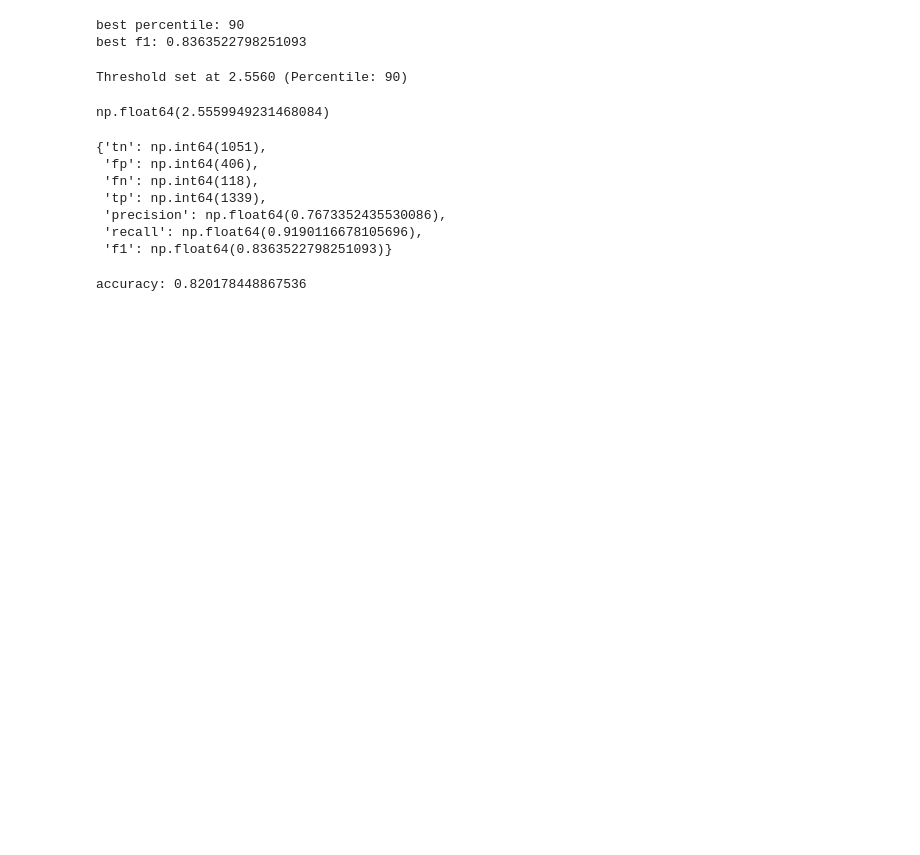
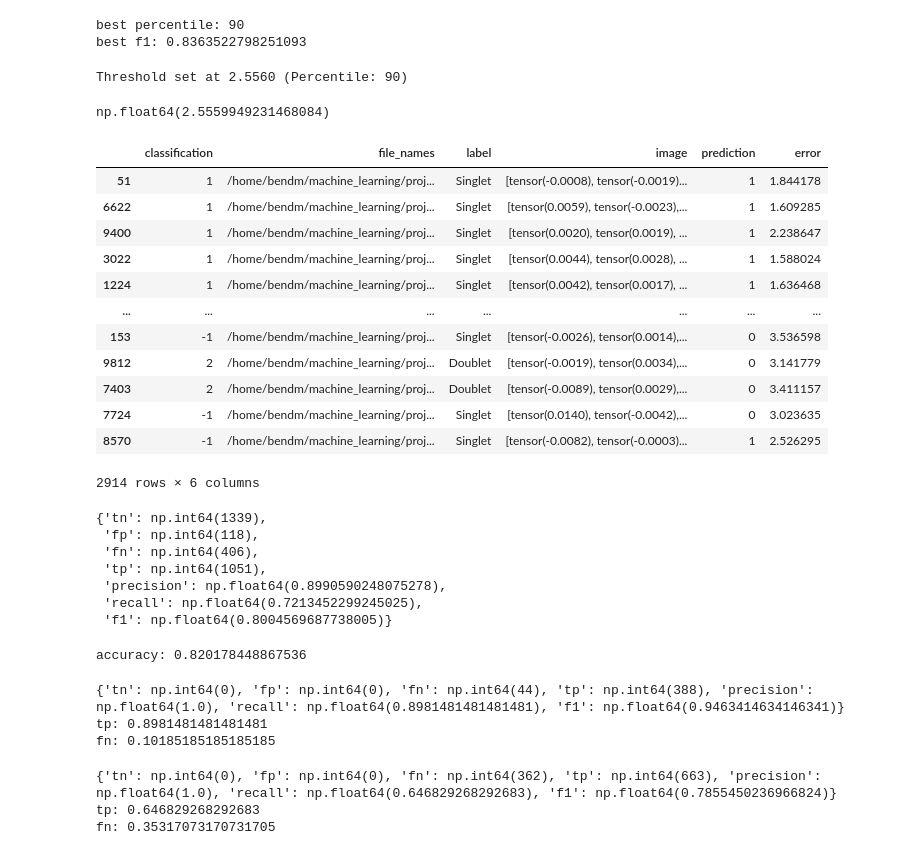
Before and after one commit to Bendemeurichy/majority-vote-outlier-detection, a Jupyter notebook: models/SOM/predictions.ipynb, the cells around one changed output. Saved outputs shown, nothing was run; the diff lists cells and outputs as text; code cells hidden in the pictures; blank space fills up the shorter version.

```diff
--- a/models/SOM/predictions.ipynb
+++ b/models/SOM/predictions.ipynb
@@ -100,10 +100,27 @@ Threshold set at 2.5560 (Percentile: 90)
 np.float64(2.5559949231468084)
 # %%
 output = model.predict(test)
+output
+# %% [output]
+|  | classification | file_names | label | image | prediction | error |
+| 51 | 1 | /home/bendm/machine_learning/proj... | Singlet | [tensor(-0.0008), tensor(-0.0019)... | 1 | 1.844178 |
+| 6622 | 1 | /home/bendm/machine_learning/proj... | Singlet | [tensor(0.0059), tensor(-0.0023),... | 1 | 1.609285 |
+| 9400 | 1 | /home/bendm/machine_learning/proj... | Singlet | [tensor(0.0020), tensor(0.0019), ... | 1 | 2.238647 |
+| 3022 | 1 | /home/bendm/machine_learning/proj... | Singlet | [tensor(0.0044), tensor(0.0028), ... | 1 | 1.588024 |
+| 1224 | 1 | /home/bendm/machine_learning/proj... | Singlet | [tensor(0.0042), tensor(0.0017), ... | 1 | 1.636468 |
+| ... | ... | ... | ... | ... | ... | ... |
+| 153 | -1 | /home/bendm/machine_learning/proj... | Singlet | [tensor(-0.0026), tensor(0.0014),... | 0 | 3.536598 |
+| 9812 | 2 | /home/bendm/machine_learning/proj... | Doublet | [tensor(-0.0019), tensor(0.0034),... | 0 | 3.141779 |
+| 7403 | 2 | /home/bendm/machine_learning/proj... | Doublet | [tensor(-0.0089), tensor(0.0029),... | 0 | 3.411157 |
+| 7724 | -1 | /home/bendm/machine_learning/proj... | Singlet | [tensor(0.0140), tensor(-0.0042),... | 0 | 3.023635 |
+| 8570 | -1 | /home/bendm/machine_learning/proj... | Singlet | [tensor(-0.0082), tensor(-0.0003)... | 1 | 2.526295 |
+2914 rows × 6 columns
 # %%
-truth = [1 if value == 1 else 0 for value in output['classification']]
+truth = [0 if value == 1 else 1 for value in output['classification']]
+predictions = output['prediction']
+predictions = [0 if value == 1 else 1 for value in predictions]
 
-perf_metrics = evaluate_perf_utils.evaluate_performance(truth, output['prediction'])
+perf_metrics = evaluate_perf_utils.evaluate_performance(truth, predictions)
 tn = perf_metrics['tn']
 tp = perf_metrics['tp']
 fn = perf_metrics['fn']
@@ -114,15 +131,53 @@ f1 = perf_metrics['f1']
 
 perf_metrics
 # %% [output]
-{'tn': np.int64(1051),
- 'fp': np.int64(406),
- 'fn': np.int64(118),
- 'tp': np.int64(1339),
- 'precision': np.float64(0.7673352435530086),
- 'recall': np.float64(0.9190116678105696),
- 'f1': np.float64(0.8363522798251093)}
+{'tn': np.int64(1339),
+ 'fp': np.int64(118),
+ 'fn': np.int64(406),
+ 'tp': np.int64(1051),
+ 'precision': np.float64(0.8990590248075278),
+ 'recall': np.float64(0.7213452299245025),
+ 'f1': np.float64(0.8004569687738005)}
 # %%
 accuracy = (tp + tn) / (tp + tn + fp + fn)
 print(f'accuracy: {accuracy}')
 # %% [output]
 accuracy: 0.820178448867536
+# %%
+predictions_partial_scans = output[output["classification"] > 1]["prediction"].tolist()
+predictions_partial_scans = [0 if val == 1 else 1 for val in predictions_partial_scans]
+
+partial_truths = np.ones(len(predictions_partial_scans))
+
+parital_perf_metrics = evaluate_perf_utils.evaluate_performance(
+    partial_truths, predictions_partial_scans
+)
+parital_perf_metrics
+
+# print out percentages
+print(parital_perf_metrics)
+print(f"tp: {parital_perf_metrics['tp']/len(partial_truths)}")
+print(f"fn: {parital_perf_metrics['fn']/len(partial_truths)}")
+# %% [output]
+{'tn': np.int64(0), 'fp': np.int64(0), 'fn': np.int64(44), 'tp': np.int64(388), 'precision': np.float64(1.0), 'recall': np.float64(0.8981481481481481), 'f1': np.float64(0.9463414634146341)}
+tp: 0.8981481481481481
+fn: 0.10185185185185185
+# %%
+predictions_partial_scans = output[output["classification"] < 1]["prediction"].tolist()
+predictions_partial_scans = [0 if val == 1 else 1 for val in predictions_partial_scans]
+
+partial_truths = np.ones(len(predictions_partial_scans))
+
+parital_perf_metrics = evaluate_perf_utils.evaluate_performance(
+    partial_truths, predictions_partial_scans
+)
+parital_perf_metrics
+
+# print out percentages
+print(parital_perf_metrics)
+print(f"tp: {parital_perf_metrics['tp']/len(partial_truths)}")
+print(f"fn: {parital_perf_metrics['fn']/len(partial_truths)}")
+# %% [output]
+{'tn': np.int64(0), 'fp': np.int64(0), 'fn': np.int64(362), 'tp': np.int64(663), 'precision': np.float64(1.0), 'recall': np.float64(0.646829268292683), 'f1': np.float64(0.7855450236966824)}
+tp: 0.646829268292683
+fn: 0.35317073170731705
```
Also changed, not shown: parts of 2 cells of this notebook, 4 other files.
